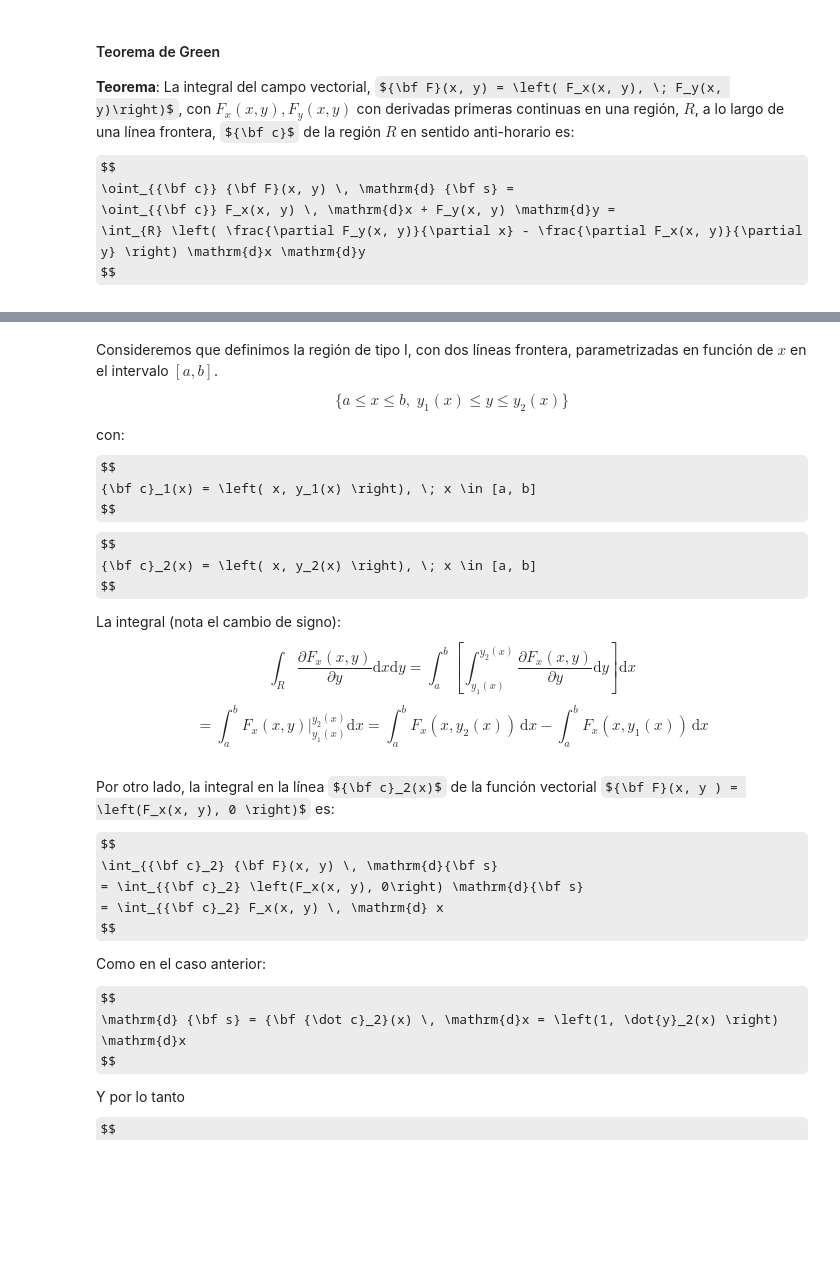
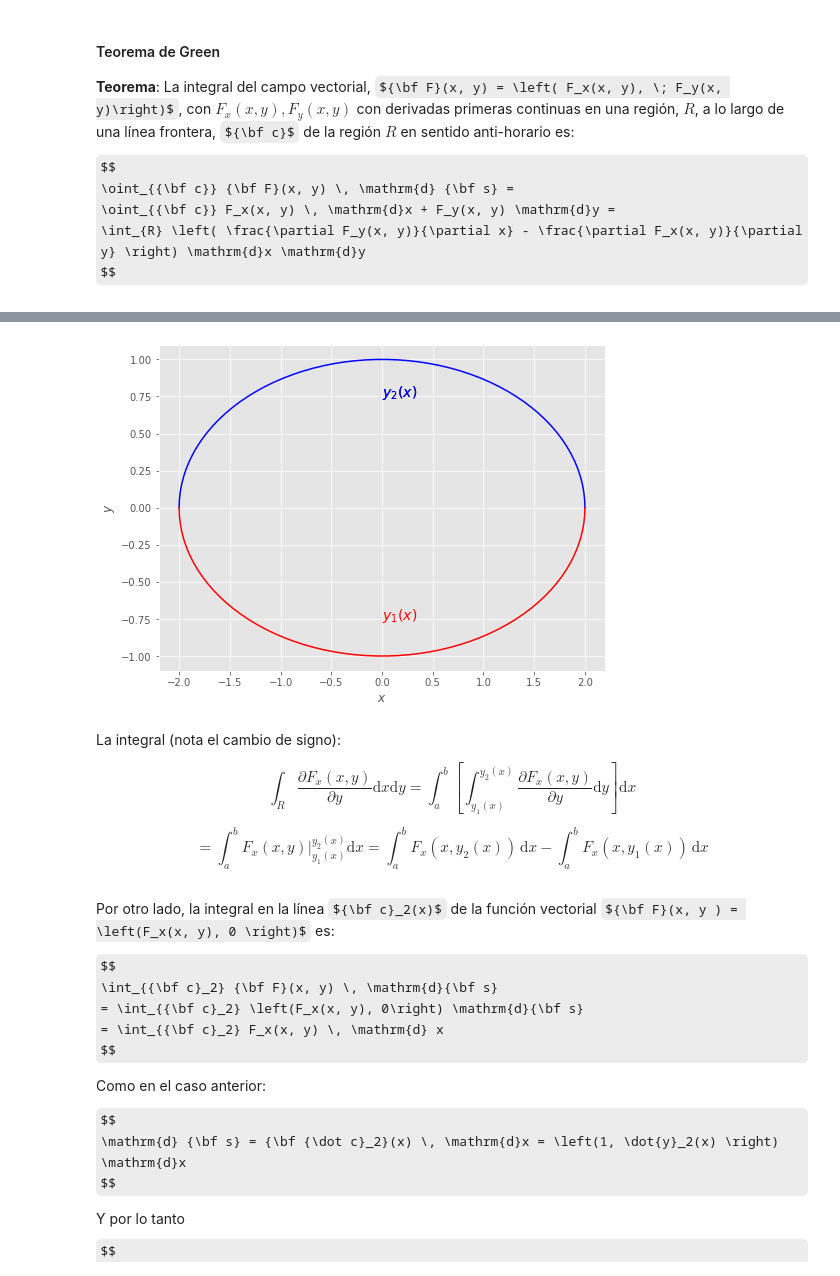
Before and after one commit to jahernando/USC-MMIII, a Jupyter notebook: tcalvec_green.ipynb, the cells around one changed output, grey strips where cells are left out. Saved outputs shown, nothing was run; the diff lists cells and outputs as text; code cells hidden in the pictures; some formulas as TeX source; blank space fills up the shorter version.

```diff
--- a/tcalvec_green.ipynb
+++ b/tcalvec_green.ipynb
@@ -171,23 +193,23 @@ $$
+# %%
+trange = (0., np.pi, 60)
+gf.line2d(cx, cy, trange, color = 'blue');
+plt.text(0.,  0.75, "$y_2(x)$", fontsize = 14);
+trange = (np.pi, 2.*np.pi, 60)
+gf.line2d(cx, cy, trange, newfig = False, color = 'red');
+plt.text(0.,  0.75, "$y_2(x)$", color = 'blue', fontsize = 14);
+plt.text(0., -0.75, "$y_1(x)$", color = 'red' , fontsize = 14);
+# %% [output]
+[figure, added]
 # %% [markdown]
-Consideremos que definimos la región de tipo I, con dos líneas frontera, parametrizadas en función de $x$ en el intervalo $[a, b]$.
 
-$$
-\{ a \le x \le b, \; y_1(x) \le y \le y_2(x)\}
-$$
-
-con:
-$$
-{\bf c}_1(x) = \left( x, y_1(x) \right), \; x \in [a, b]
-$$
-$$
-{\bf c}_2(x) = \left( x, y_2(x) \right), \; x \in [a, b]
-$$
 
 La integral (nota el cambio de signo):
+
 $$
 \int_{R}  \frac{\partial F_x(x, y)}{\partial y}  \mathrm{d}x \mathrm{d}y =
 \int_a^b \left[ \int_{y_1(x)}^{y_2(x)}   \frac{\partial F_x(x, y)}{\partial y}  \mathrm{d}y \right]  \mathrm{d}x
 $$
+
 $$
  =  \int_a^b  F_x(x, y) \Big|_{y_1(x)}^{y_2(x)} \mathrm{d}x
  =   \int_a^b F_x(x, y_2(x)) \, \mathrm{d}x - \int_a^b F_x(x, y_1(x)) \, \mathrm{d}x
```
Also changed, not shown: parts of 6 cells of this notebook.
